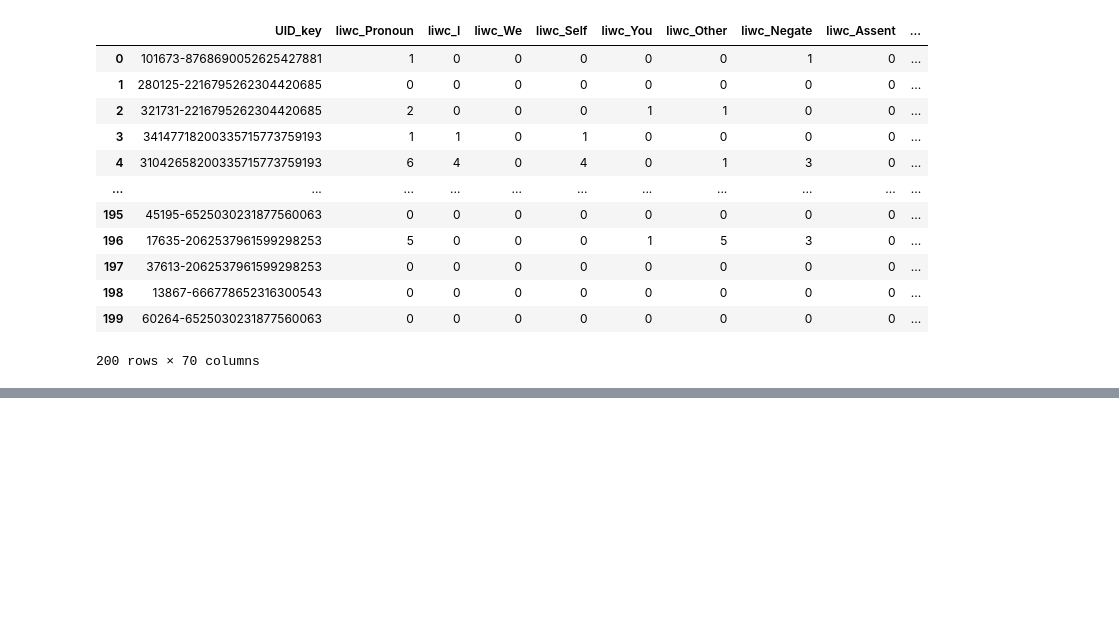
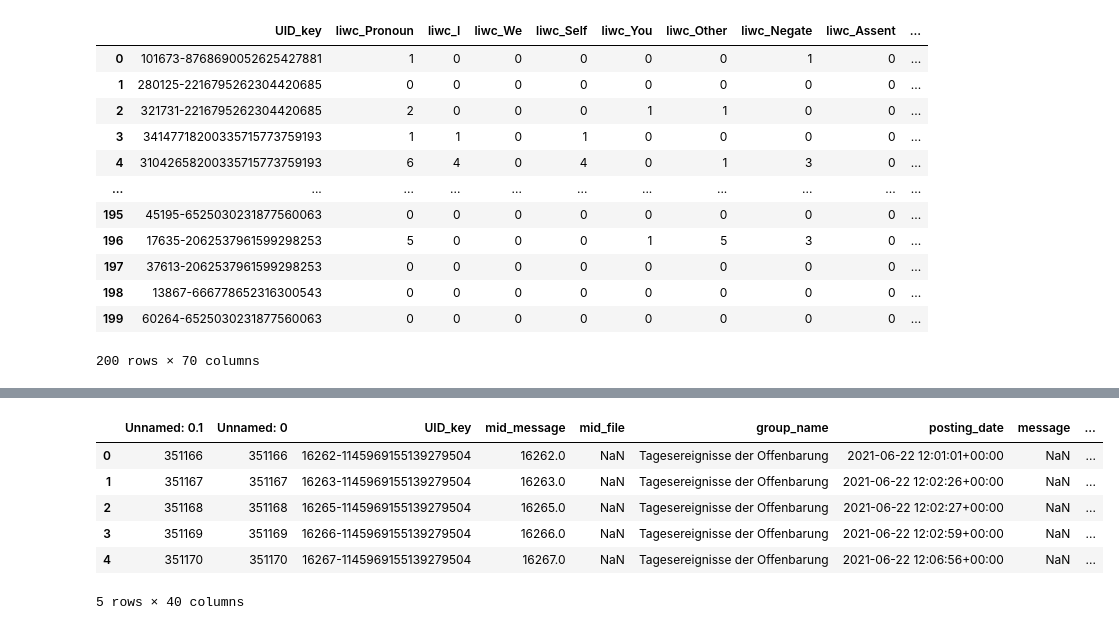
Before and after one commit to krugeremily/DAEGC_Conspiratorial_Actor_Typology, a Jupyter notebook: notebooks/Exploration.ipynb, the cells around one changed output, grey strips where cells are left out. Saved outputs shown, nothing was run; the diff lists cells and outputs as text; code cells hidden in the pictures; blank space fills up the shorter version.

```diff
--- a/notebooks/Exploration.ipynb
+++ b/notebooks/Exploration.ipynb
@@ -652,0 +672,15 @@ pd.read_csv('../results/liwc_ratios_200.csv.gzip', compression='gzip')
+# %%
+combined = pd.read_csv('../data/channel_subsample.csv.gzip', compression='gzip')
+# %%
+#make date column for aggregation
+combined['date'] = combined.apply(lambda row: f"{str(row['year'])}-{str(row['month'])}", axis=1)
+# %%
+combined.head()
+# %% [output]
+|  | Unnamed: 0.1 | Unnamed: 0 | UID_key | mid_message | mid_file | group_name | posting_date | message | ... |
+| 0 | 351166 | 351166 | 16262-1145969155139279504 | 16262.0 | NaN | Tagesereignisse der Offenbarung | 2021-06-22 12:01:01+00:00 | NaN | ... |
+| 1 | 351167 | 351167 | 16263-1145969155139279504 | 16263.0 | NaN | Tagesereignisse der Offenbarung | 2021-06-22 12:02:26+00:00 | NaN | ... |
+| 2 | 351168 | 351168 | 16265-1145969155139279504 | 16265.0 | NaN | Tagesereignisse der Offenbarung | 2021-06-22 12:02:27+00:00 | NaN | ... |
+| 3 | 351169 | 351169 | 16266-1145969155139279504 | 16266.0 | NaN | Tagesereignisse der Offenbarung | 2021-06-22 12:02:59+00:00 | NaN | ... |
+| 4 | 351170 | 351170 | 16267-1145969155139279504 | 16267.0 | NaN | Tagesereignisse der Offenbarung | 2021-06-22 12:06:56+00:00 | NaN | ... |
+5 rows × 40 columns
```
Also changed, not shown: parts of 3 cells of this notebook, 14 other files.
